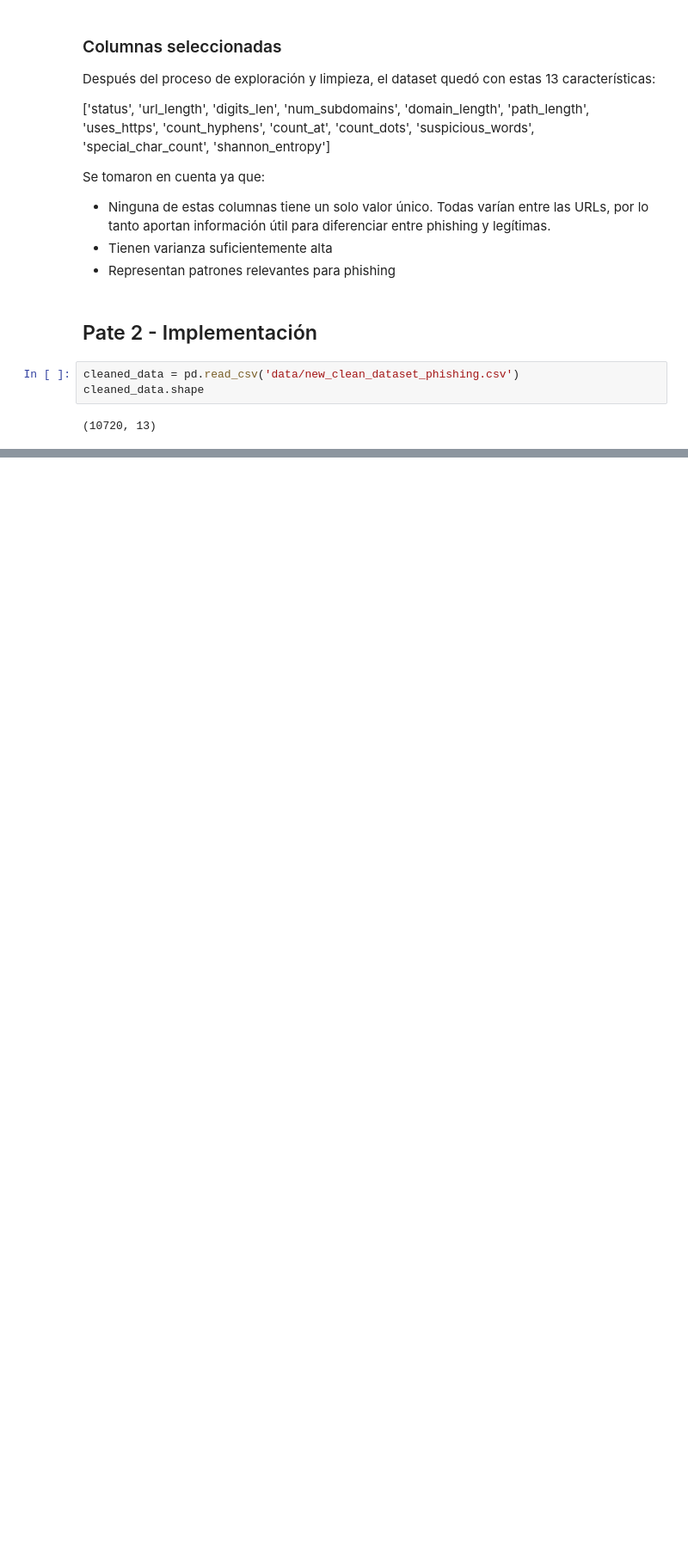
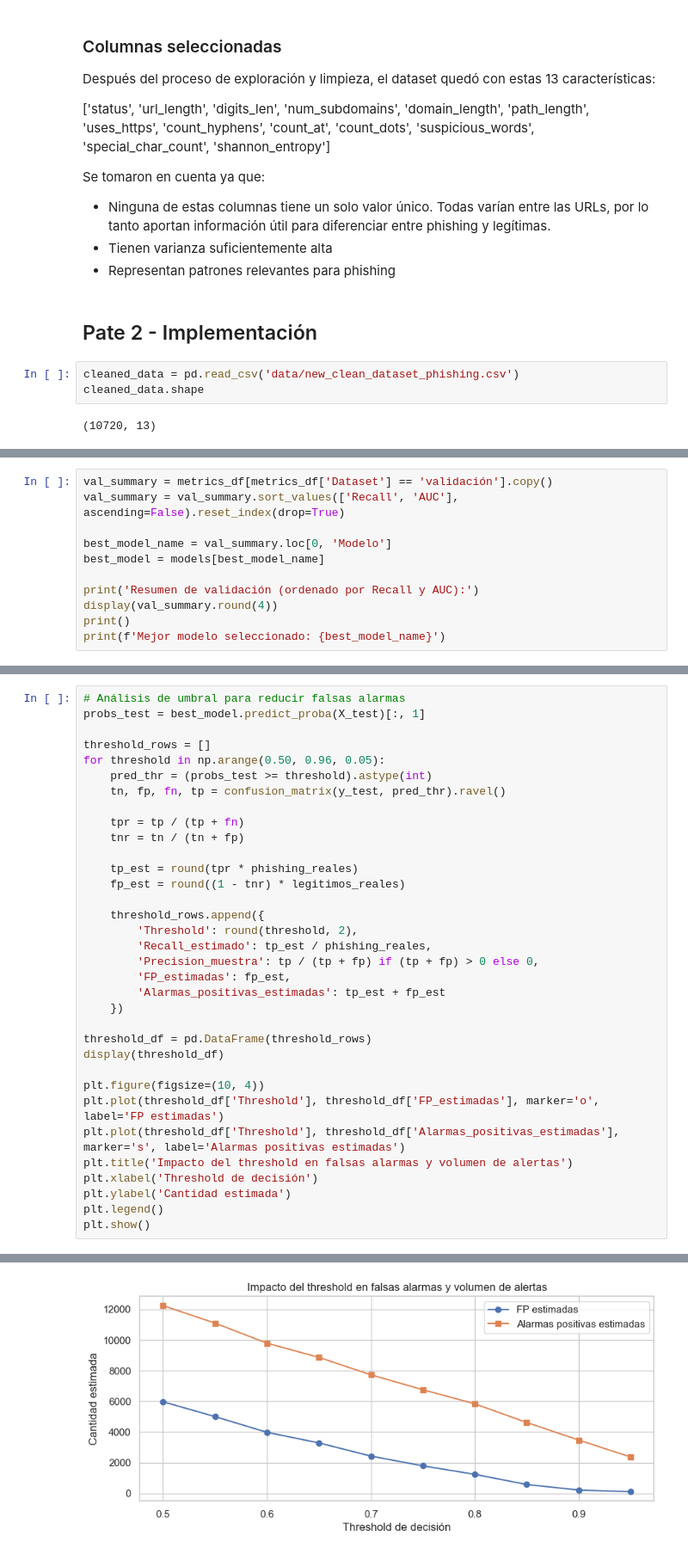
Before and after one commit to josuemj/phising-detection-lab, a Jupyter notebook: analysis.ipynb, the cells around one changed output, grey strips where cells are left out. Shown at 86% size. Drawn from its saved outputs; the diff is of its cells as text; blank space fills up the shorter version.

```diff
--- a/analysis.ipynb
+++ b/analysis.ipynb
@@ -383,0 +588,11 @@ cleaned_data.shape
+# %%
+val_summary = metrics_df[metrics_df['Dataset'] == 'validación'].copy()
+val_summary = val_summary.sort_values(['Recall', 'AUC'], ascending=False).reset_index(drop=True)
+
+best_model_name = val_summary.loc[0, 'Modelo']
+best_model = models[best_model_name]
+
+print('Resumen de validación (ordenado por Recall y AUC):')
+display(val_summary.round(4))
+print()
+print(f'Mejor modelo seleccionado: {best_model_name}')
@@ -383,0 +675,35 @@ cleaned_data.shape
+# %%
+# Análisis de umbral para reducir falsas alarmas
+probs_test = best_model.predict_proba(X_test)[:, 1]
+
+threshold_rows = []
+for threshold in np.arange(0.50, 0.96, 0.05):
+    pred_thr = (probs_test >= threshold).astype(int)
+    tn, fp, fn, tp = confusion_matrix(y_test, pred_thr).ravel()
+
+    tpr = tp / (tp + fn)
+    tnr = tn / (tn + fp)
+
+    tp_est = round(tpr * phishing_reales)
+    fp_est = round((1 - tnr) * legitimos_reales)
+
+    threshold_rows.append({
+        'Threshold': round(threshold, 2),
+        'Recall_estimado': tp_est / phishing_reales,
+        'Precision_muestra': tp / (tp + fp) if (tp + fp) > 0 else 0,
+        'FP_estimadas': fp_est,
+        'Alarmas_positivas_estimadas': tp_est + fp_est
+    })
+
+threshold_df = pd.DataFrame(threshold_rows)
+display(threshold_df)
+
+plt.figure(figsize=(10, 4))
+plt.plot(threshold_df['Threshold'], threshold_df['FP_estimadas'], marker='o', label='FP estimadas')
+plt.plot(threshold_df['Threshold'], threshold_df['Alarmas_positivas_estimadas'], marker='s', label='Alarmas positivas estimadas')
+plt.title('Impacto del threshold en falsas alarmas y volumen de alertas')
+plt.xlabel('Threshold de decisión')
+plt.ylabel('Cantidad estimada')
+plt.legend()
+plt.show()
+# %% [output]
@@ -383,0 +721 @@ cleaned_data.shape
+[figure, added]
```
Also changed, not shown: parts of 18 cells of this notebook.
